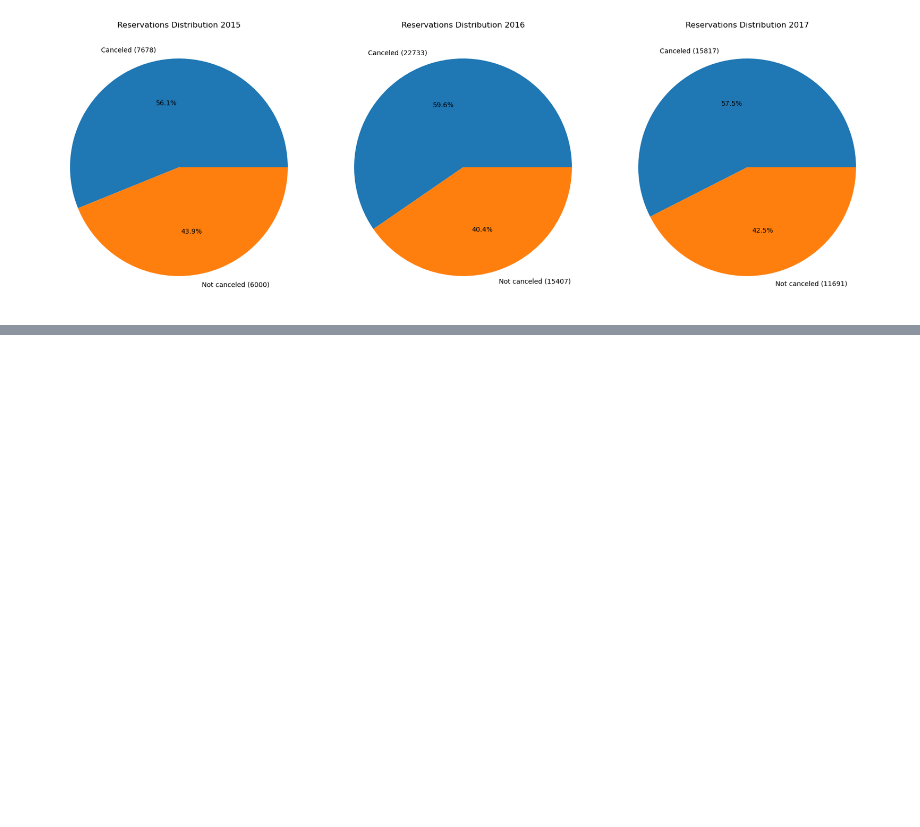
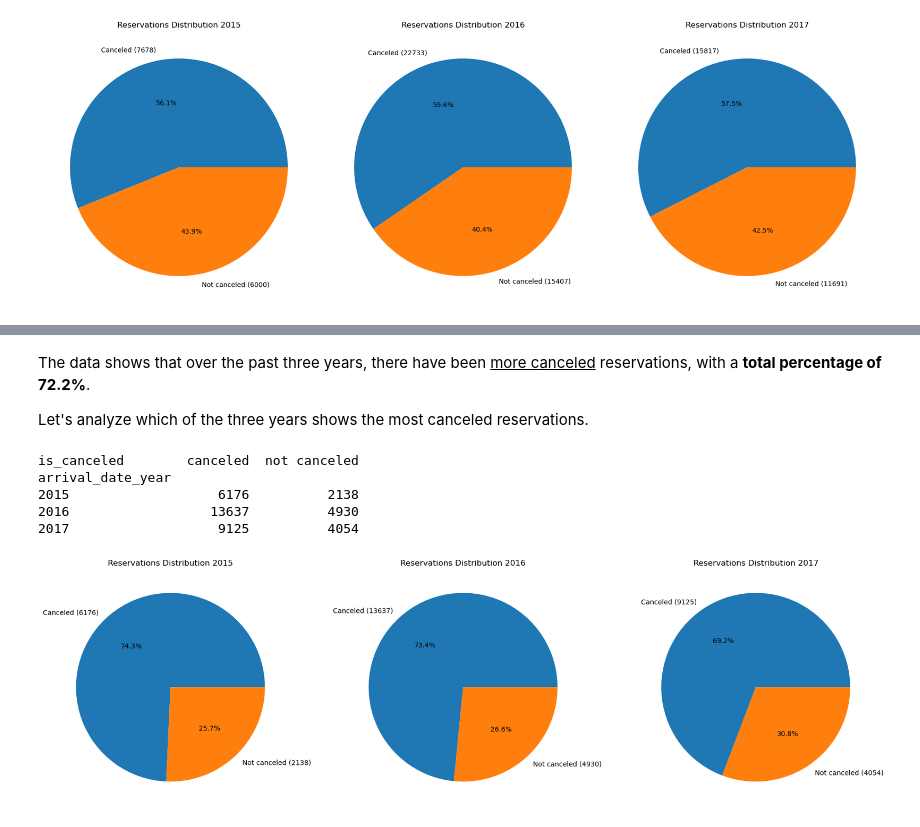
Before and after one commit to nachogalasso/da_python, a Jupyter notebook: hotel_bookings/hb_analysis.ipynb, the cells around one changed output, grey strips where cells are left out. Cells and saved outputs as stored; diff of their text form; code cells hidden in the pictures; blank space fills up the shorter version.

```diff
--- a/hotel_bookings/hb_analysis.ipynb
+++ b/hotel_bookings/hb_analysis.ipynb
@@ -354,0 +411,28 @@ arrival_date_year
+# %% [markdown]
+<p>The data shows that over the past three years, there have been <u>more canceled</u> reservations, with a <b>total percentage of 72.2%</b>.</p>
+
+<p>Let's analyze which of the three years shows the most canceled reservations.</p>
+# %%
+# Separating the cancellations by years
+canceled_by_years_count = df_hb_RH.groupby('arrival_date_year', group_keys=False)[['is_canceled']].value_counts().unstack()
+print(canceled_by_years_count)
+
+# Plotting the data
+fig, axs = plt.subplots(1, 3, figsize=(18, 6))
+
+# Creating the labels
+for i, year in enumerate(canceled_by_years_count.index):
+    data = canceled_by_years_count.loc[year]
+    labels = [f"{status.capitalize()} ({count})" for status, count in data.items()]
+    axs[i].pie(data, labels=labels, autopct='%1.1f%%')
+    axs[i].set_title(f'Reservations Distribution {year}')
+
+plt.tight_layout()
+plt.show()
+# %% [output]
+is_canceled        canceled  not canceled
+arrival_date_year
+2015                   6176          2138
+2016                  13637          4930
+2017                   9125          4054
+[figure, added]
```
Also changed, not shown: parts of 7 cells of this notebook.
